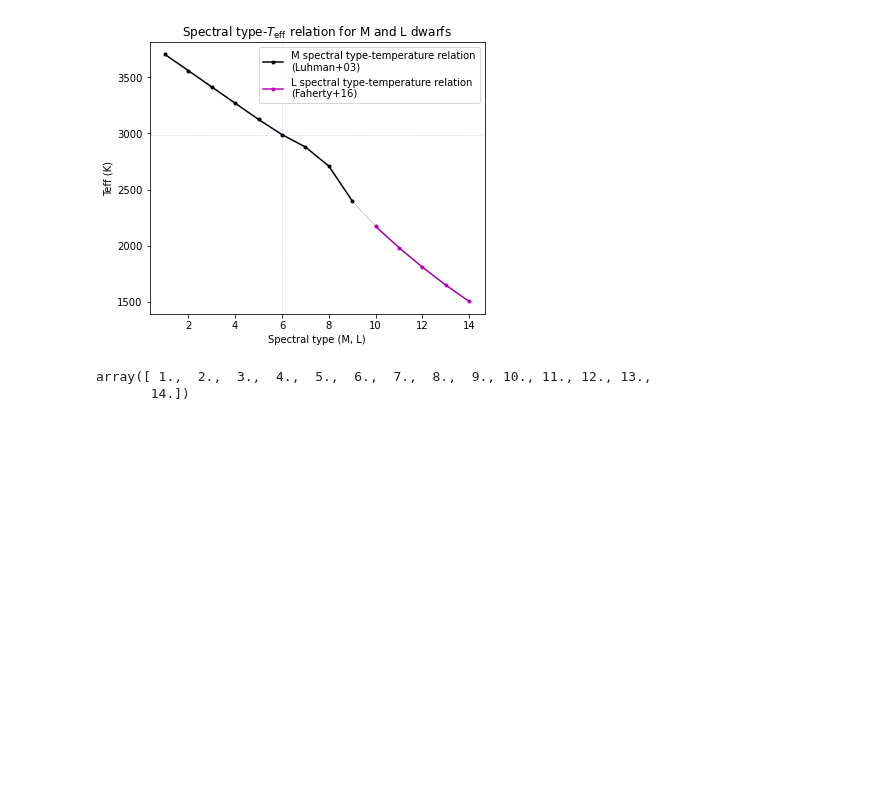
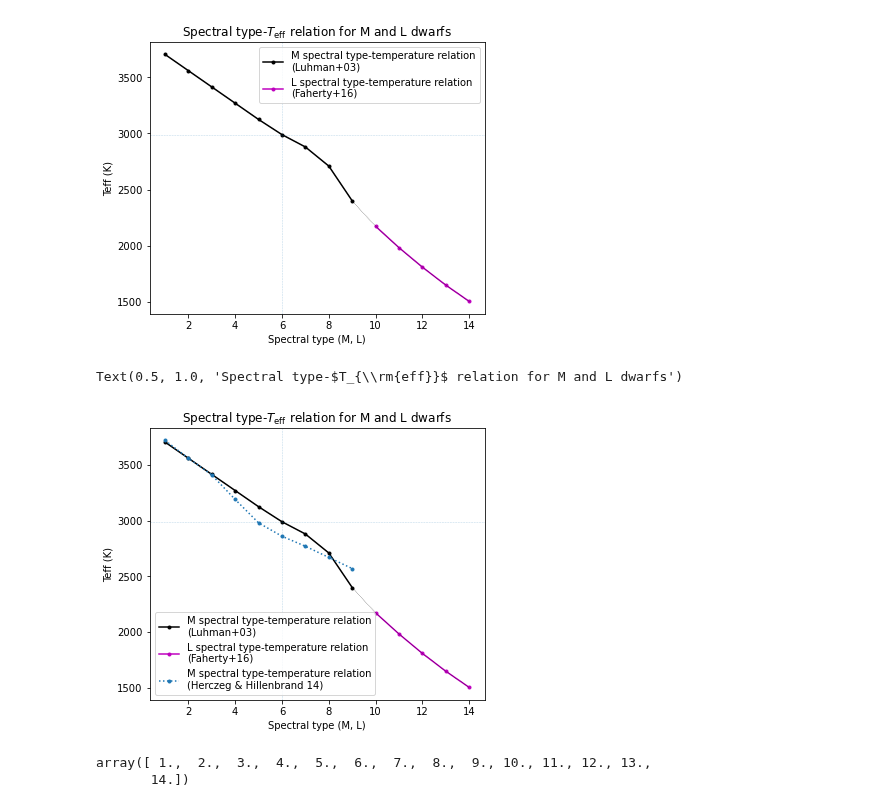
Before and after one commit to tomr-stargazer/Variability_Project_2020, a Jupyter notebook: wuvars/analysis/prototypes/Prototyping spectral_type_to_temperature.ipynb, the cells around one changed output. Saved outputs shown, nothing was run; the diff lists cells and outputs as text; code cells hidden in the pictures; blank space fills up the shorter version.

```diff
--- a/wuvars/analysis/prototypes/Prototyping spectral_type_to_temperature.ipynb
+++ b/wuvars/analysis/prototypes/Prototyping spectral_type_to_temperature.ipynb
@@ -74,6 +74,40 @@ plt.title(r"Spectral type-$T_{\rm{eff}}$ relation for M and L dwarfs")
 # %% [output]
 Text(0.5, 1.0, 'Spectral type-$T_{\\rm{eff}}$ relation for M and L dwarfs')
 [figure]
+# %%
+herczeg = [
+#     ("M0",  "...",    3900),
+    ("M1",  3705,    3720),
+    ("M2",  3560,    3560),
+    ("M3",  3415,    3410),
+    ("M4",  3270,    3190),
+    ("M5",  3125,    2980),
+    ("M6",  2990,    2860),
+    ("M7",  2880,    2770),
+    ("M8",  2710,    2670),
+    ("M9",  2400,    2570)
+]
+
+herczeg_teffs = [x[2] for x in herczeg]
+herczeg_spts = [int(x[0][1]) for x in herczeg]
+# %%
+fig, ax = plt.subplots(1, figsize=(6,5))
+plt.plot(spt_nums, teffs, 'k.-', label='M spectral type-temperature relation\n(Luhman+03)')
+plt.plot(L_spt_nums, L_teffs, 'm.-', label='L spectral type-temperature relation\n(Faherty+16)')
+plt.plot(all_spt_nums, all_teffs, 'k:', lw=0.5)
+plt.plot(herczeg_spts, herczeg_teffs, 'C0.:', label='M spectral type-temperature relation\n(Herczeg & Hillenbrand 14)')
+
+plt.axvline(6, lw=0.5, ls="--", alpha=0.3)
+plt.axhline(2990, lw=0.5, ls="--", alpha=0.3)
+
+plt.xlabel("Spectral type (M, L)")
+plt.ylabel("Teff (K)")
+plt.legend()
+
+plt.title(r"Spectral type-$T_{\rm{eff}}$ relation for M and L dwarfs")
+# %% [output]
+Text(0.5, 1.0, 'Spectral type-$T_{\\rm{eff}}$ relation for M and L dwarfs')
+[figure, added]
 # %%
 np.interp?
 # %%
```
Also changed, not shown: parts of 1 cell of this notebook.
